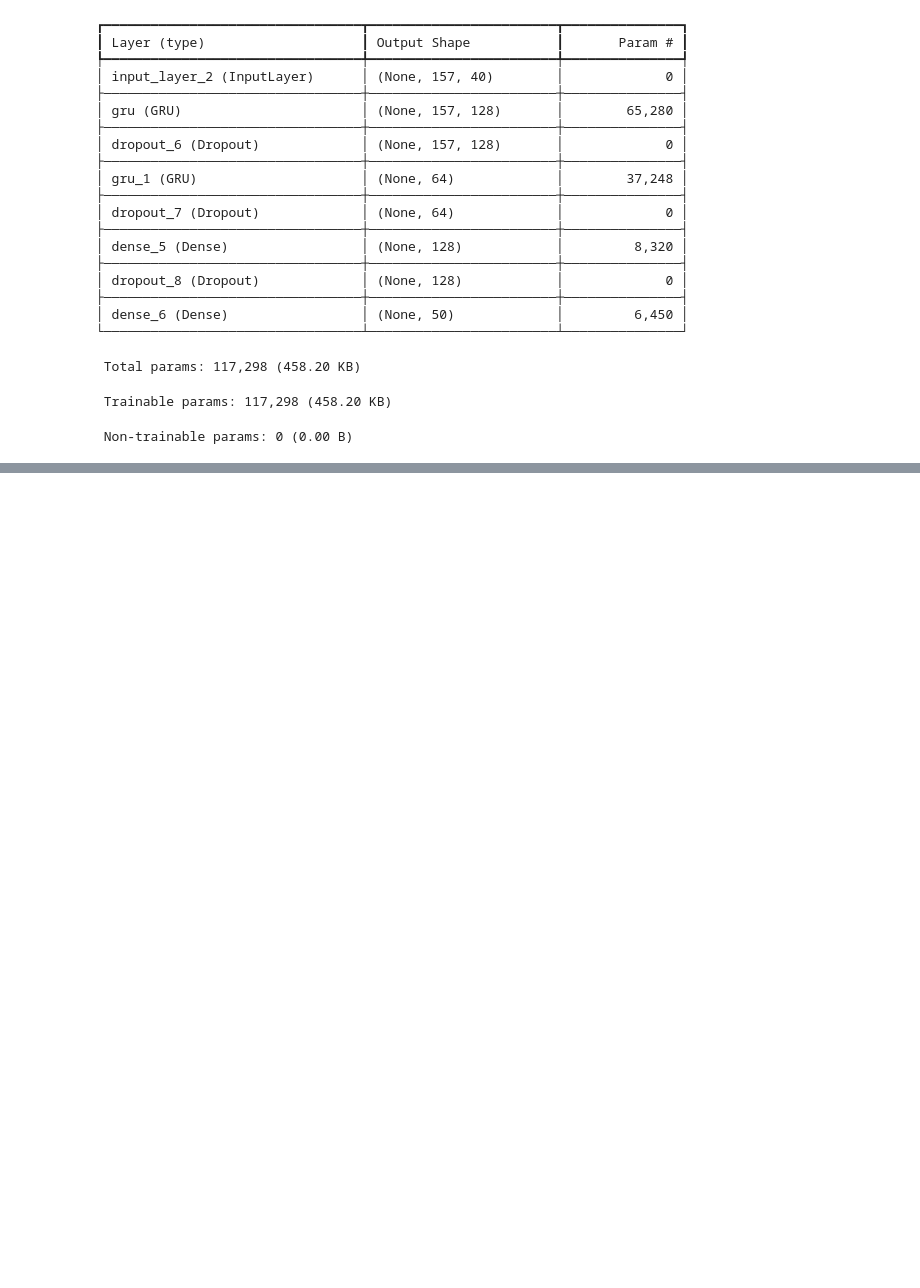
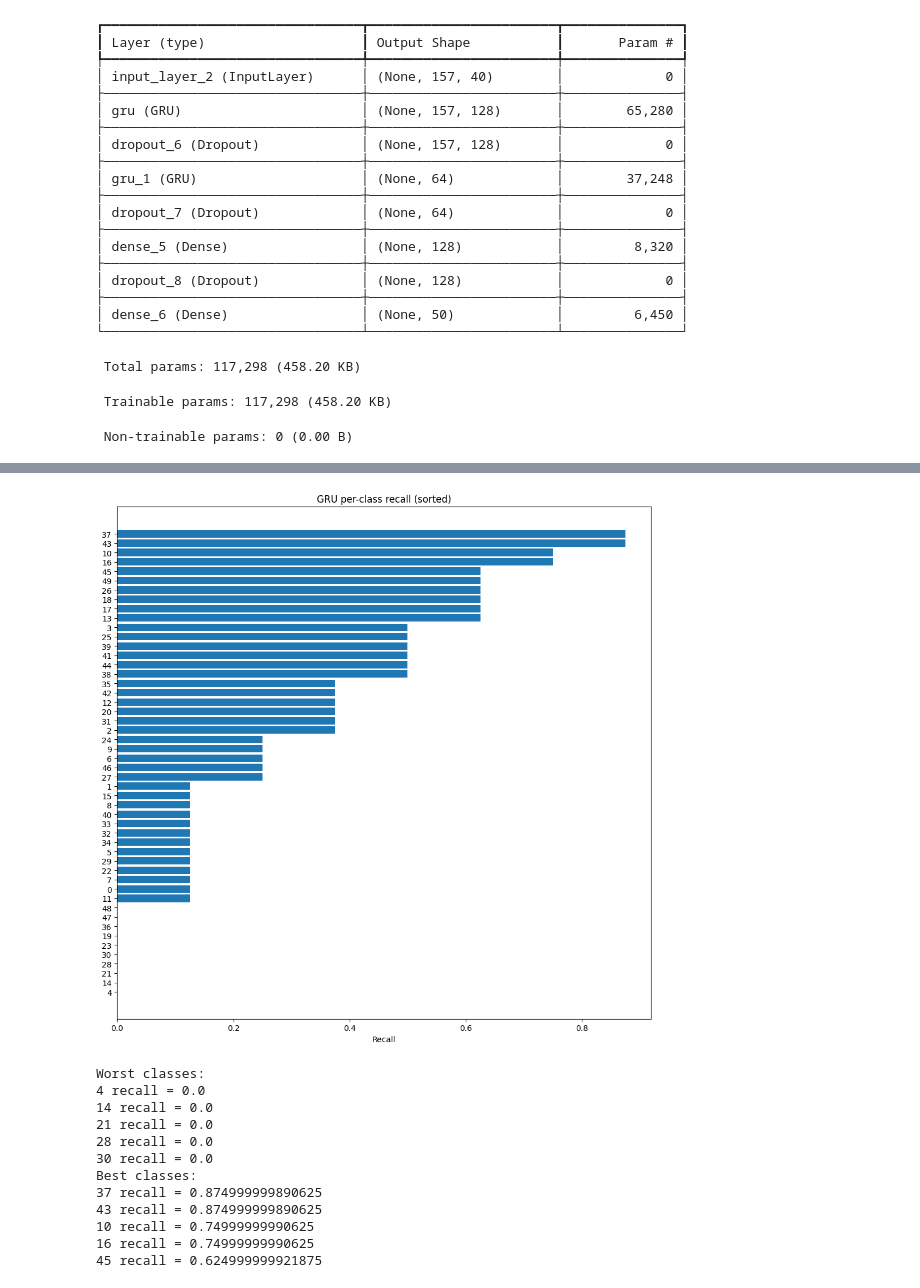
Before and after one commit to Emnaothm96/DEEP_LEARNING, a Jupyter notebook: URBANSOUND.ipynb, the cells around one changed output, grey strips where cells are left out. Drawn from its saved outputs; the diff is of its cells as text; code cells hidden in the pictures; blank space fills up the shorter version.

```diff
--- a/URBANSOUND.ipynb
+++ b/URBANSOUND.ipynb
@@ -1083,0 +1226,34 @@ Model: "GRU_MFCC_Sequence"
+# %%
+recall = np.diag(cm) / (cm.sum(axis=1) + 1e-9)
+order = np.argsort(recall)
+
+plt.figure(figsize=(10, 10))
+plt.barh(range(num_classes), recall[order])
+plt.yticks(range(num_classes), order)
+plt.xlabel("Recall")
+plt.title("GRU per-class recall (sorted)")
+plt.tight_layout()
+plt.savefig("rnn_per_class_recall.png", dpi=300)
+plt.show()
+
+print("Worst classes:")
+for i in order[:5]:
+    print(i, "recall =", float(recall[i]))
+
+print("Best classes:")
+for i in order[-5:][::-1]:
+    print(i, "recall =", float(recall[i]))
+# %% [output]
+[figure, added]
+Worst classes:
+4 recall = 0.0
+14 recall = 0.0
+21 recall = 0.0
+28 recall = 0.0
+30 recall = 0.0
+Best classes:
+37 recall = 0.874999999890625
+43 recall = 0.874999999890625
+10 recall = 0.74999999990625
+16 recall = 0.74999999990625
+45 recall = 0.624999999921875
```
Also changed, not shown: parts of 6 cells of this notebook.
